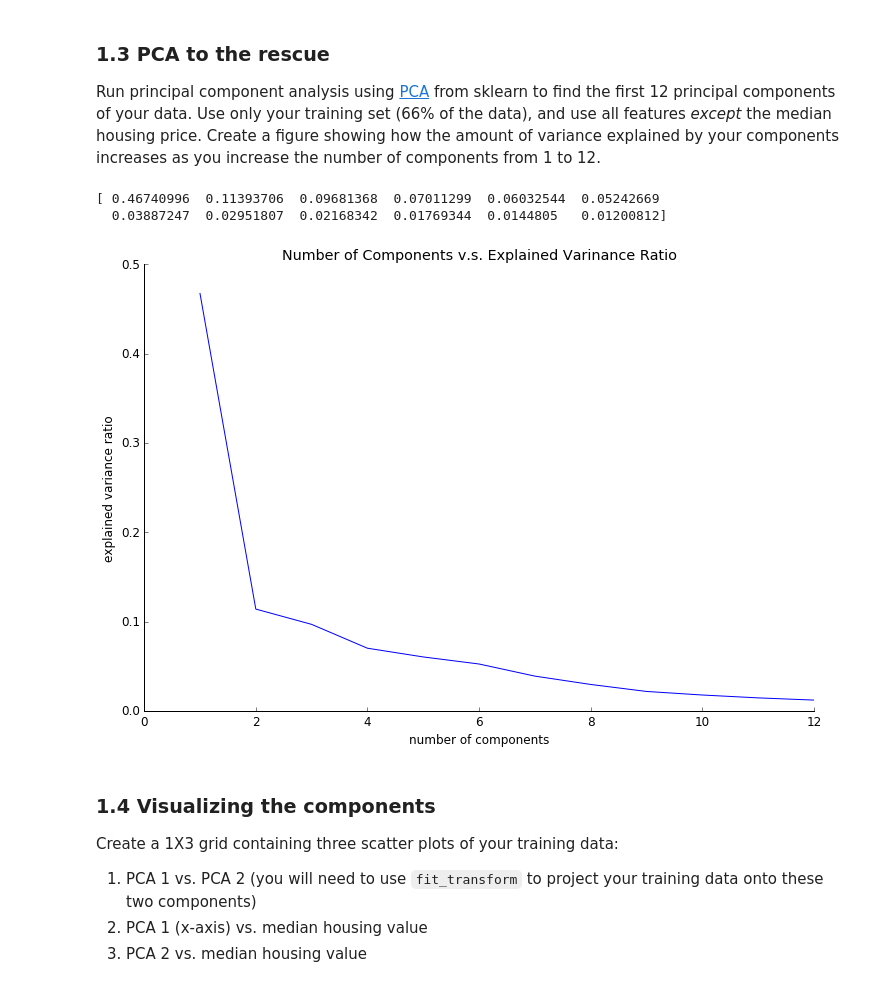
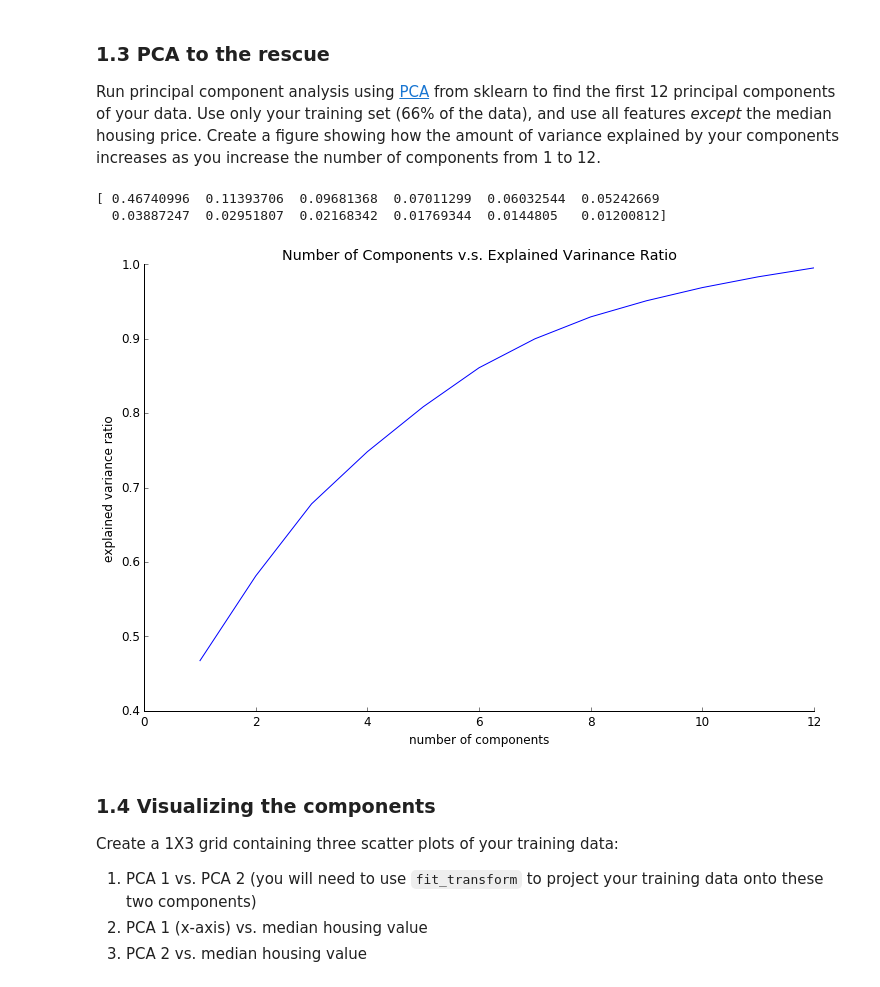
Before and after one commit to nadavash/school-vault, a Jupyter notebook: info371/ASHKENAZI_NADAV-PS5.ipynb, the cells around one changed output. Cells and saved outputs as stored; diff of their text form; code cells hidden in the pictures.

Commit message:
fixed up ps5 cumsum components graph

```diff
--- a/info371/ASHKENAZI_NADAV-PS5.ipynb
+++ b/info371/ASHKENAZI_NADAV-PS5.ipynb
@@ -95,24 +95,24 @@ Run principal component analysis using [PCA](http://scikit-learn.org/stable/modu
 # %%
 # Standardize the given data.
 def standardize(raw_data):
     return ((raw_data - np.mean(raw_data, axis = 0)) / np.std(raw_data, axis = 0))
 
 boston_train_std = standardize(boston_train)
 boston_test_std = standardize(boston_test)
 
 boston_pca = PCA(n_components=12)
 boston_pca.fit(boston_train_std)
 print boston_pca.explained_variance_ratio_
 plt.figure(figsize=(12,8))
-plt.plot(np.arange(1, boston_pca.n_components + 1, 1), boston_pca.explained_variance_ratio_)
+plt.plot(np.arange(1, boston_pca.n_components + 1, 1), np.cumsum(boston_pca.explained_variance_ratio_))
 plt.title('Number of Components v.s. Explained Varinance Ratio')
 plt.xlabel('number of components')
 plt.ylabel('explained variance ratio')
 simple_axes(plt.axes())
 # %% [output]
 [ 0.46740996  0.11393706  0.09681368  0.07011299  0.06032544  0.05242669
   0.03887247  0.02951807  0.02168342  0.01769344  0.0144805   0.01200812]
-[figure, old version]
+[figure, new version]
 # %% [markdown]
 ### 1.4 Visualizing the components
 
```
Also changed, not shown: parts of 2 cells of this notebook.
